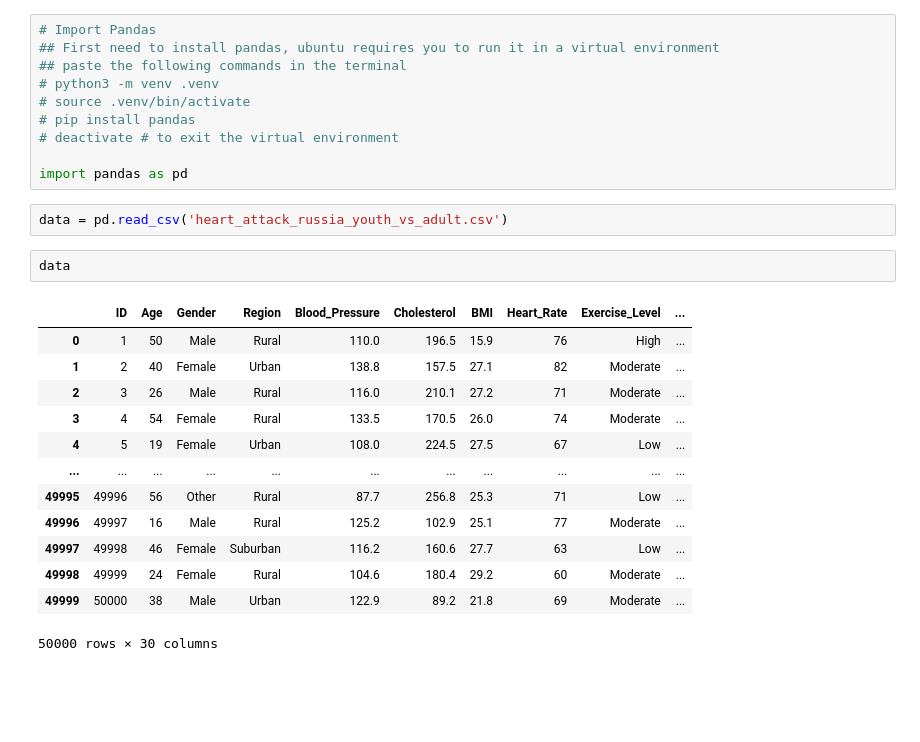
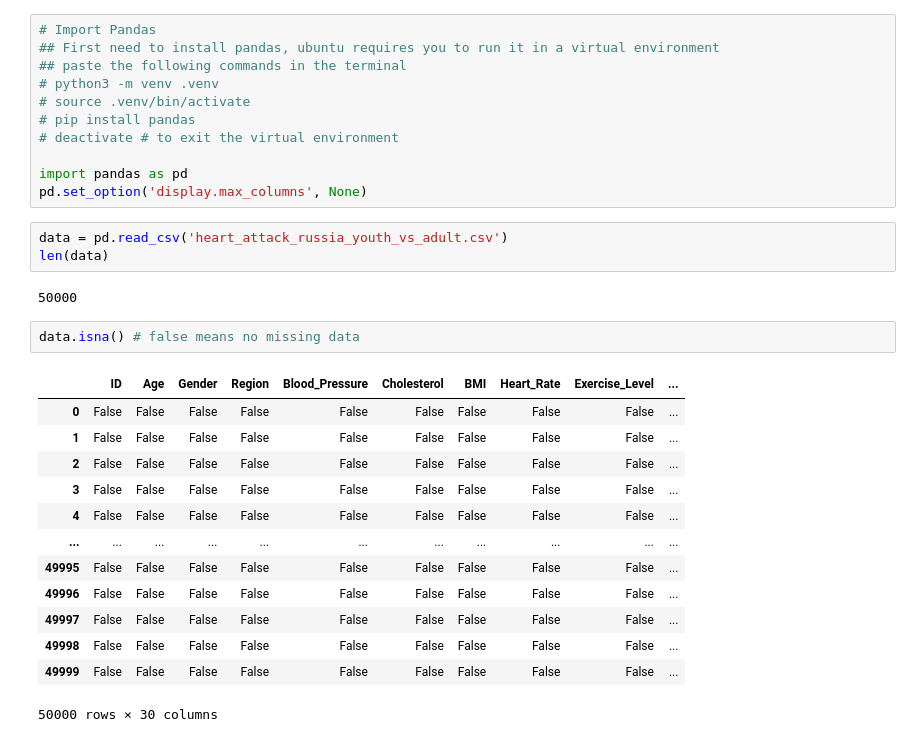
Before and after one commit to GiwonLee1999/Data-wrangling-ETL-Analysis-ML-DL, a Jupyter notebook: Data Wrangling/ETL test01/ETL_heart_attack_russia.ipynb, the cells around one changed output. Drawn from its saved outputs; the diff is of its cells as text; blank space fills up the shorter version.

```diff
--- a/Data Wrangling/ETL test01/ETL_heart_attack_russia.ipynb
+++ b/Data Wrangling/ETL test01/ETL_heart_attack_russia.ipynb
@@ -8,21 +8,25 @@
 # deactivate # to exit the virtual environment
 
 import pandas as pd
+pd.set_option('display.max_columns', None)
 # %%
 data = pd.read_csv('heart_attack_russia_youth_vs_adult.csv')
+len(data)
+# %% [output]
+50000
-# %%
-data
-# %% [output]
-|  | ID | Age | Gender | Region | Blood_Pressure | Cholesterol | BMI | Heart_Rate | Exercise_Level | ... |
-| 0 | 1 | 50 | Male | Rural | 110.0 | 196.5 | 15.9 | 76 | High | ... |
-| 1 | 2 | 40 | Female | Urban | 138.8 | 157.5 | 27.1 | 82 | Moderate | ... |
-| 2 | 3 | 26 | Male | Rural | 116.0 | 210.1 | 27.2 | 71 | Moderate | ... |
-| 3 | 4 | 54 | Female | Rural | 133.5 | 170.5 | 26.0 | 74 | Moderate | ... |
-| 4 | 5 | 19 | Female | Urban | 108.0 | 224.5 | 27.5 | 67 | Low | ... |
-| ... | ... | ... | ... | ... | ... | ... | ... | ... | ... | ... |
-| 49995 | 49996 | 56 | Other | Rural | 87.7 | 256.8 | 25.3 | 71 | Low | ... |
-| 49996 | 49997 | 16 | Male | Rural | 125.2 | 102.9 | 25.1 | 77 | Moderate | ... |
-| 49997 | 49998 | 46 | Female | Suburban | 116.2 | 160.6 | 27.7 | 63 | Low | ... |
-| 49998 | 49999 | 24 | Female | Rural | 104.6 | 180.4 | 29.2 | 60 | Moderate | ... |
-| 49999 | 50000 | 38 | Male | Urban | 122.9 | 89.2 | 21.8 | 69 | Moderate | ... |
-50000 rows × 30 columns
+# %%
+data.isna() # false means no missing data
+# %% [output]
+|  | ID | Age | Gender | Region | Blood_Pressure | Cholesterol | BMI | Heart_Rate | Exercise_Level | ... |
+| 0 | False | False | False | False | False | False | False | False | False | ... |
+| 1 | False | False | False | False | False | False | False | False | False | ... |
+| 2 | False | False | False | False | False | False | False | False | False | ... |
+| 3 | False | False | False | False | False | False | False | False | False | ... |
+| 4 | False | False | False | False | False | False | False | False | False | ... |
+| ... | ... | ... | ... | ... | ... | ... | ... | ... | ... | ... |
+| 49995 | False | False | False | False | False | False | False | False | False | ... |
+| 49996 | False | False | False | False | False | False | False | False | False | ... |
+| 49997 | False | False | False | False | False | False | False | False | False | ... |
+| 49998 | False | False | False | False | False | False | False | False | False | ... |
+| 49999 | False | False | False | False | False | False | False | False | False | ... |
+50000 rows × 30 columns
```
Also changed, not shown: parts of 7 cells of this notebook.
